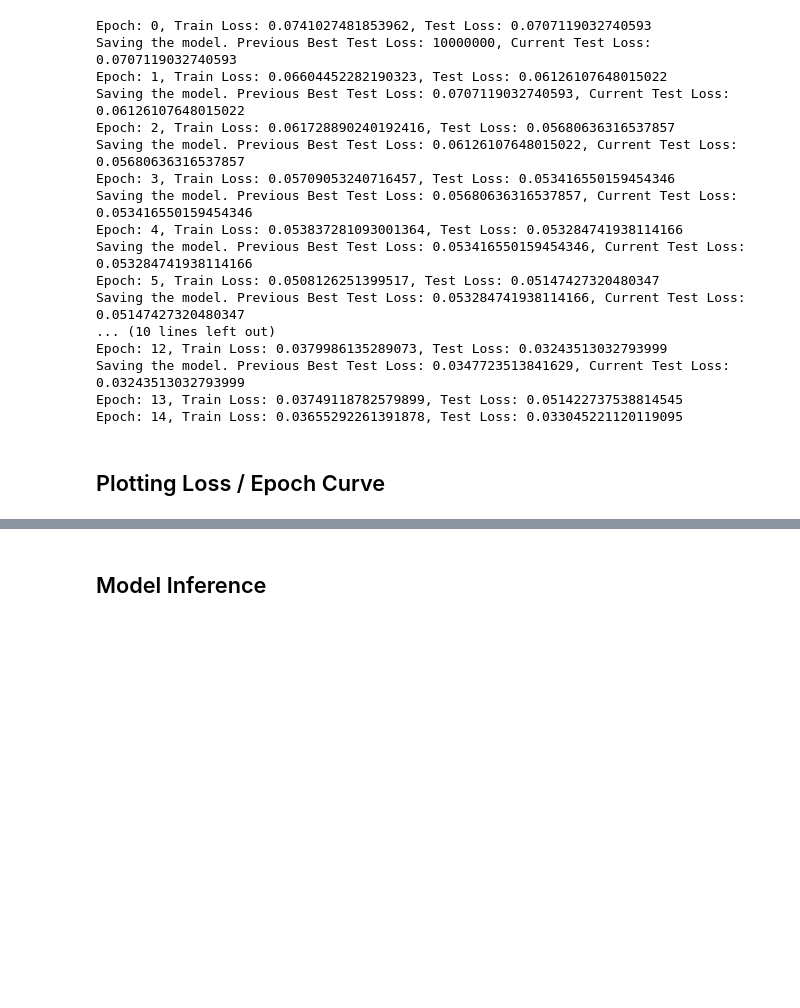
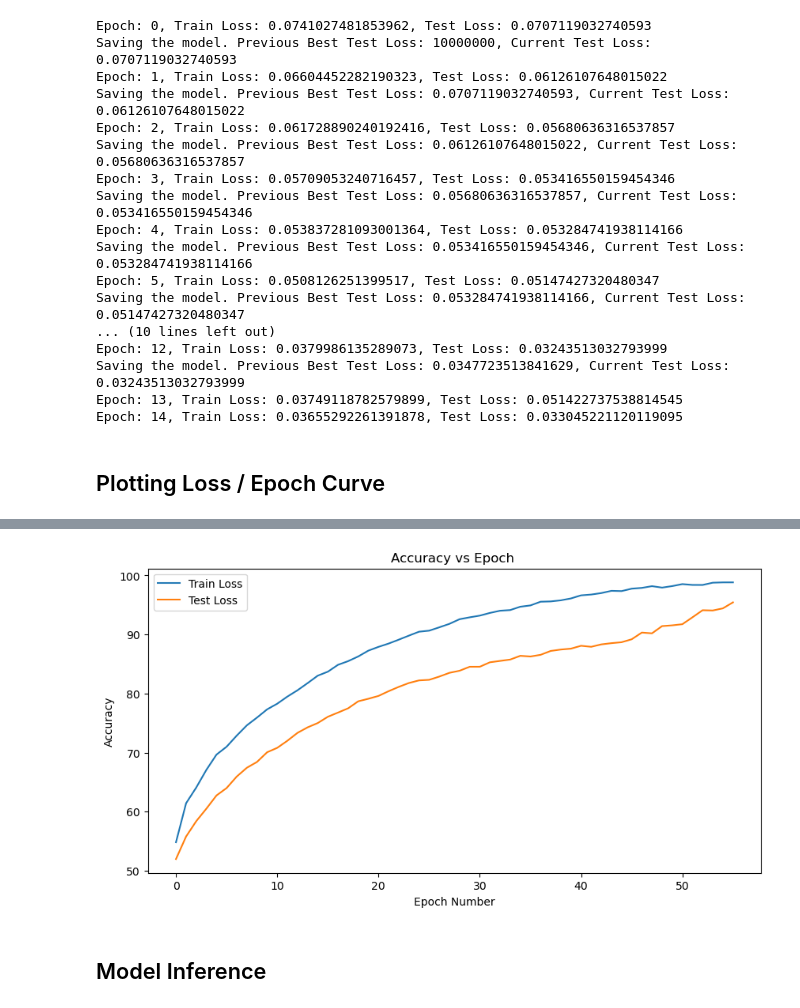
Before and after one commit to aneesh-sathe/Aerial-Crop-Segmentation, a Jupyter notebook: unet_scratch.ipynb, the cells around one changed output, grey strips where cells are left out. Drawn from its saved outputs; the diff is of its cells as text; code cells hidden in the pictures; blank space fills up the shorter version.

```diff
--- a/unet_scratch.ipynb
+++ b/unet_scratch.ipynb
@@ -392,3 +460,15 @@ plt.show()
+# %%
+import matplotlib.pyplot as plt
+plt.figure(figsize=(10,5))
+plt.plot([i for i in range(0, len(train_accuracy))], train_accuracy, label = 'Train Loss')
+plt.plot([i for i in range(0, len(test_accuracy))], test_accuracy, label = 'Test Loss')
+plt.xlabel('Epoch Number')
+plt.ylabel('Accuracy')
+plt.title('Accuracy vs Epoch ')
+plt.legend()
+plt.show()
+# %% [output]
+[figure, added]
 # %% [markdown]
 ## Model Inference
 # %%
```
Also changed, not shown: parts of 16 cells of this notebook, 1 other file.
